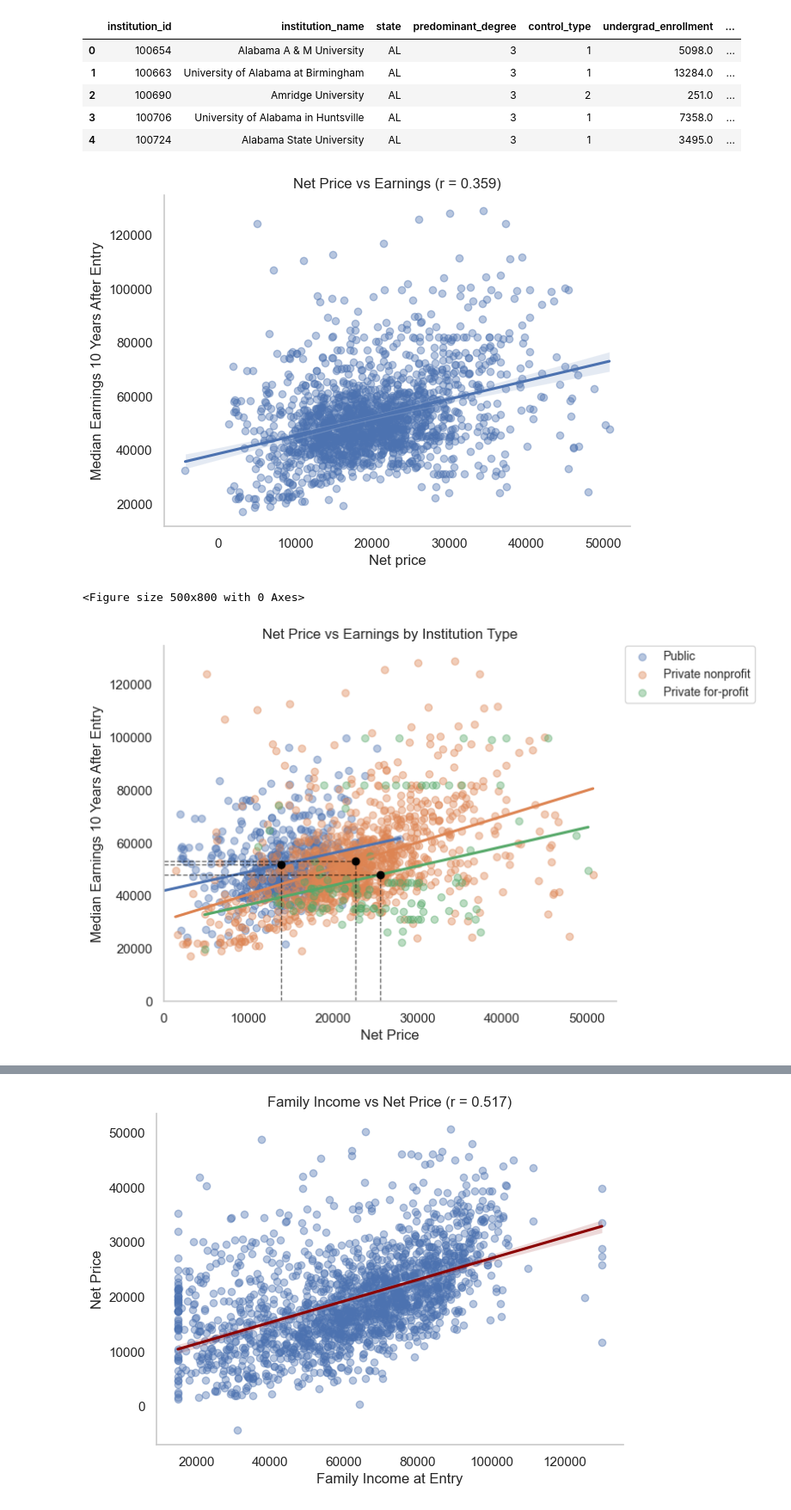
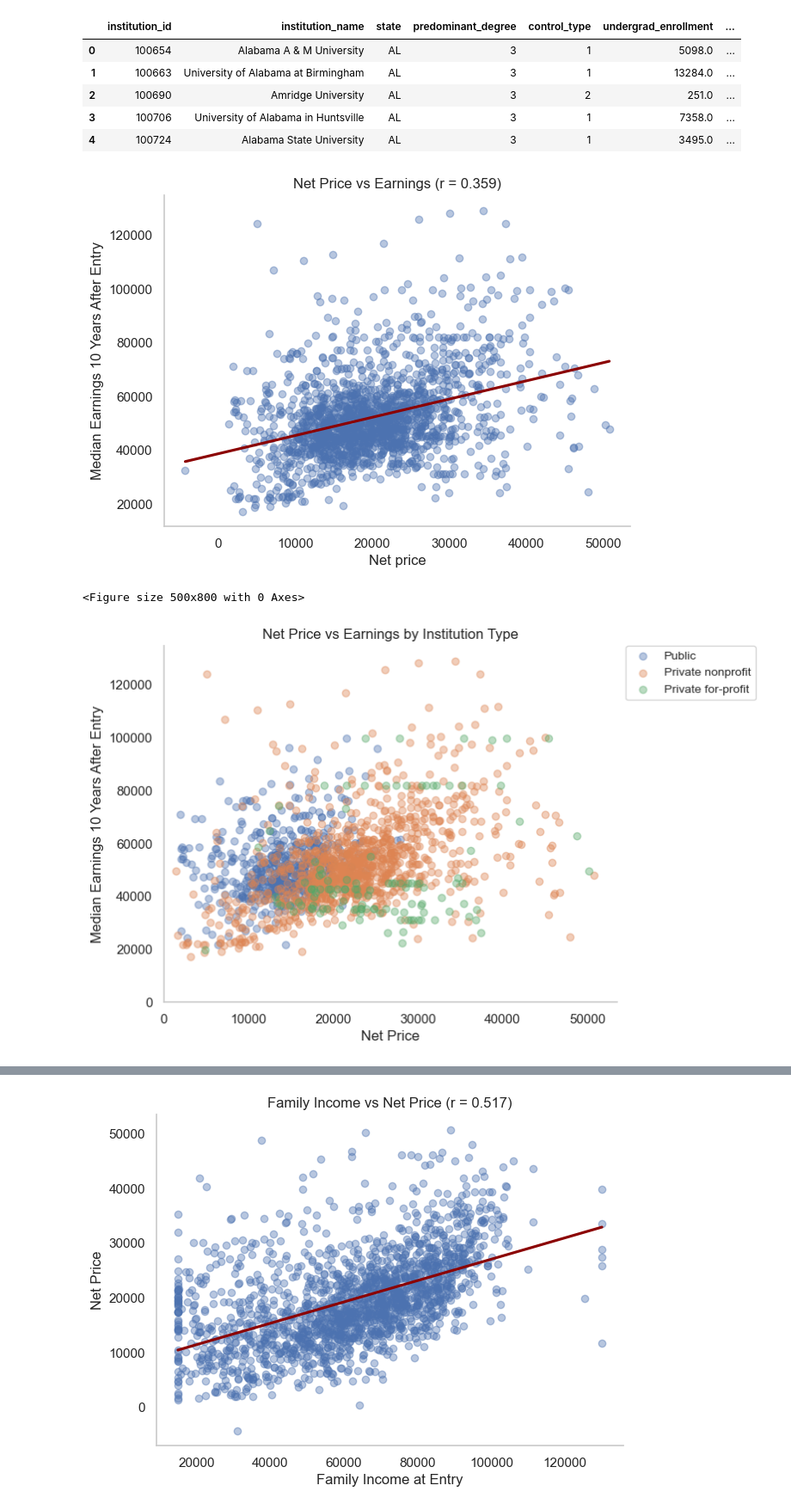
Before and after one commit to jethrochen0709/Econ570FinalProject, a Jupyter notebook: FInalProject.ipynb, the cells around one changed output, grey strips where cells are left out. Shown: that part at 86% size. Cells and saved outputs as stored; diff of their text form; code cells hidden in the pictures.

Commit message:
graph changes

```diff
--- a/FInalProject.ipynb
+++ b/FInalProject.ipynb
@@ -209,7 +209,7 @@ scorecard.head()
 q1 = scorecard[["net_price", "median_earnings_10yr"]].dropna()
 # print("Correlation (net price vs earnings):", q1.corr().iloc[0, 1].round(3))
 plt.figure(figsize=(7, 5))
-sns.regplot(data=q1, x="net_price", y="median_earnings_10yr", scatter_kws={"alpha": 0.4})
+sns.regplot(data=q1, x="net_price", y="median_earnings_10yr", scatter_kws={"alpha": 0.4}, line_kws={"color": "darkred"}, ci=None)
 r = q1.corr().iloc[0,1]
 plt.title(f"Net Price vs Earnings (r = {r:.3f})")
 plt.xlabel("Net price")
@@ -218,7 +218,7 @@ sns.despine()
 plt.grid(False)
 plt.show()
 # %% [output]
-[figure, old version]
+[figure, new version]
 # %%
 q1_type = scorecard[["net_price", "median_earnings_10yr", "control_label"]].dropna()
 plt.figure(figsize=(5, 8))
@@ -231,7 +231,8 @@ g = sns.lmplot(
     height=5,
     aspect=1.3,
     ci=None,
-    legend=False    # turn off default legend to customize later
+    legend=False,    # turn off default legend to customize later
+    fit_reg=False
 )
 
 ax = g.ax
@@ -251,51 +252,51 @@ group_means = q1_type.groupby("control_label")[["net_price", "median_earnings_10
 for label, row in group_means.iterrows():
     x_pt = row["net_price"]
     y_pt = row["median_earnings_10yr"]
 
     # plot mean point
-    ax.plot(x_pt, y_pt, marker="o", color="black", zorder=5)
+    # ax.plot(x_pt, y_pt, marker="o", color="black", zorder=5)
 
     # plot dashed line to axes to x axis
-    ax.vlines(
-        x=x_pt,
-        ymin=ymin,
-        ymax=y_pt,
-        colors="black",
-        linestyles="dashed",
-        linewidth=1,
-        alpha=0.6,
-    )
+    # ax.vlines(
+    #     x=x_pt,
+    #     ymin=ymin,
+    #     ymax=y_pt,
+    #     colors="black",
+    #     linestyles="dashed",
+    #     linewidth=1,
+    #     alpha=0.6,
+    # )
 
-    # plot dashed line to axes to x axis
-    ax.hlines(
-        y=y_pt,
-        xmin=xmin,
-        xmax=x_pt,
-        colors="black",
-        linestyles="dashed",
-        linewidth=1,
-        alpha=0.6,
-    )
+    # # plot dashed line to axes to x axis
+    # ax.hlines(
+    #     y=y_pt,
+    #     xmin=xmin,
+    #     xmax=x_pt,
+    #     colors="black",
+    #     linestyles="dashed",
+    #     linewidth=1,
+    #     alpha=0.6,
+    # )
 
 # adjust the legend
 handles, labels = ax.get_legend_handles_labels()
 
 ax.legend(
     handles, labels,
     loc="upper left",
     bbox_to_anchor=(1.02, 1),
     borderaxespad=0.,
     fontsize="small"
 )
 
 
 ax.set_xlabel("Net Price")
 ax.set_ylabel("Median Earnings 10 Years After Entry")
 ax.set_title("Net Price vs Earnings by Institution Type")
 sns.despine()
 
 plt.grid(False)
 plt.show()
 # %% [output]
 <Figure size 500x800 with 0 Axes>
-[figure, old version]
+[figure, new version]
```
Also changed, not shown: parts of 3 cells of this notebook.
